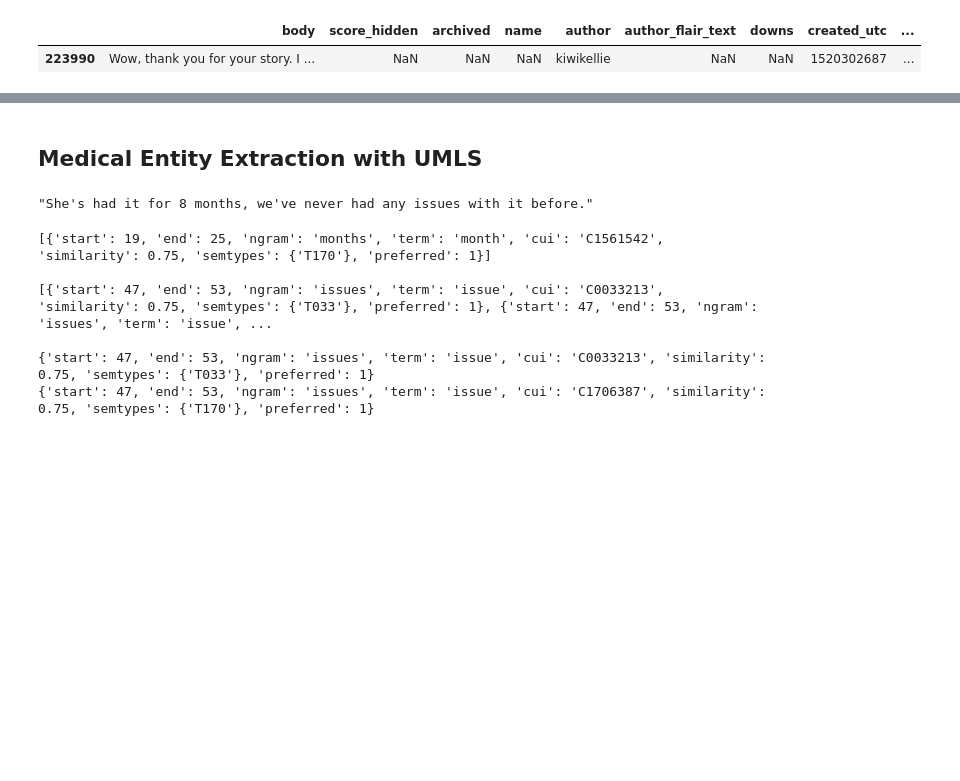
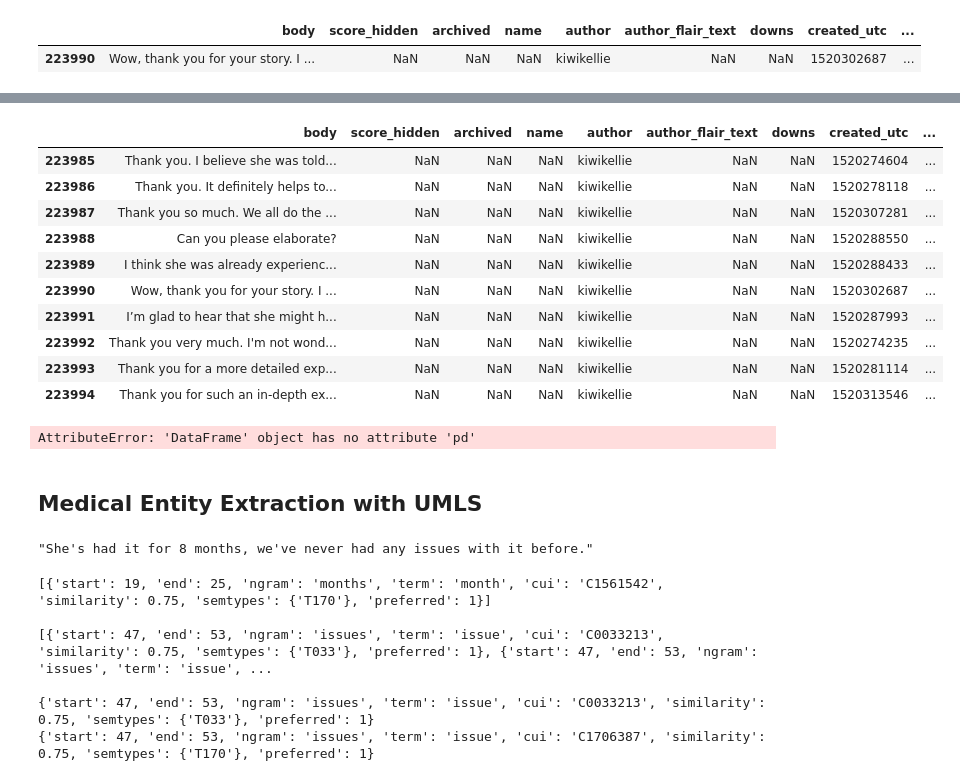
Before and after one commit to aus10powell/Automated-Health-Responses, a Jupyter notebook: notebooks/1_exploration.ipynb, the cells around one changed output, grey strips where cells are left out. Drawn from its saved outputs; the diff is of its cells as text; code cells hidden in the pictures; blank space fills up the shorter version.

```diff
--- a/notebooks/exploration.ipynb
+++ b/notebooks/1_exploration.ipynb
@@ -140,3 +181,21 @@ df.loc[df.parent_id.str.contains('dv8v4ny',na=False)]
+# %%
+df.loc[df['author']=='kiwikellie'].iloc[:10]
+# %% [output]
+|  | body | score_hidden | archived | name | author | author_flair_text | downs | created_utc | ... |
+| 223985 | Thank you. I believe she was told... | NaN | NaN | NaN | kiwikellie | NaN | NaN | 1520274604 | ... |
+| 223986 | Thank you. It definitely helps to... | NaN | NaN | NaN | kiwikellie | NaN | NaN | 1520278118 | ... |
+| 223987 | Thank you so much. We all do the ... | NaN | NaN | NaN | kiwikellie | NaN | NaN | 1520307281 | ... |
+| 223988 | Can you please elaborate? | NaN | NaN | NaN | kiwikellie | NaN | NaN | 1520288550 | ... |
+| 223989 | I think she was already experienc... | NaN | NaN | NaN | kiwikellie | NaN | NaN | 1520288433 | ... |
+| 223990 | Wow, thank you for your story. I ... | NaN | NaN | NaN | kiwikellie | NaN | NaN | 1520302687 | ... |
+| 223991 | I’m glad to hear that she might h... | NaN | NaN | NaN | kiwikellie | NaN | NaN | 1520287993 | ... |
+| 223992 | Thank you very much. I'm not wond... | NaN | NaN | NaN | kiwikellie | NaN | NaN | 1520274235 | ... |
+| 223993 | Thank you for a more detailed exp... | NaN | NaN | NaN | kiwikellie | NaN | NaN | 1520281114 | ... |
+| 223994 | Thank you for such an in-depth ex... | NaN | NaN | NaN | kiwikellie | NaN | NaN | 1520313546 | ... |
+# %%
+df.loc[df.pd.str.contains('827pgt',na=False)]
+# %% [output]
+AttributeError: 'DataFrame' object has no attribute 'pd'
 # %% [markdown]
 ## Medical Entity Extraction with UMLS
 # %%
```
Also changed, not shown: parts of 8 cells of this notebook, 3 other files.
